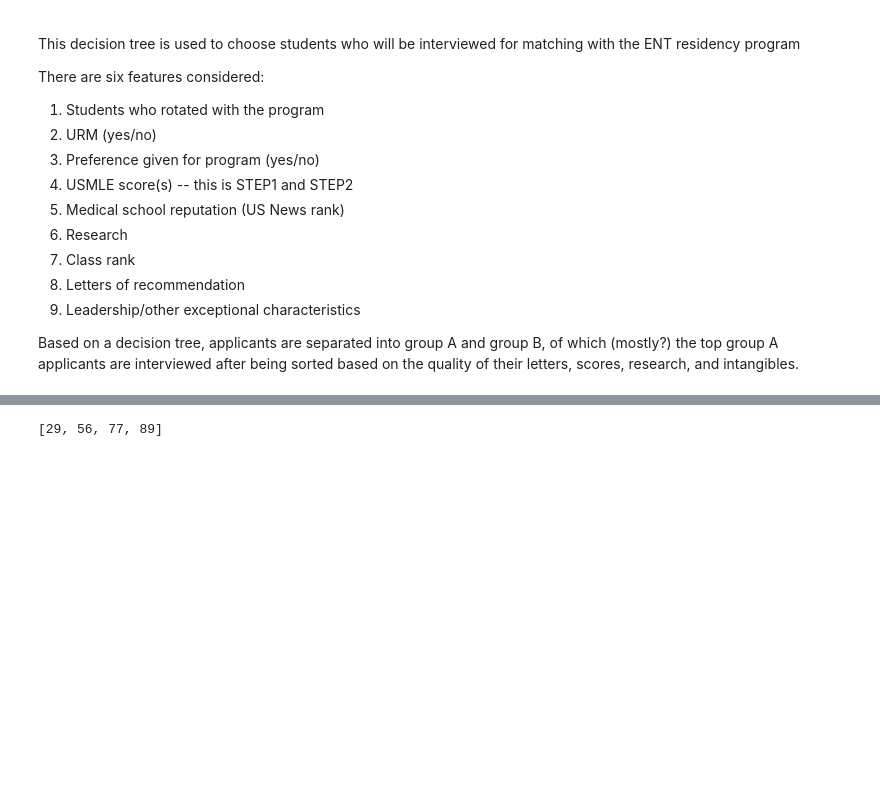
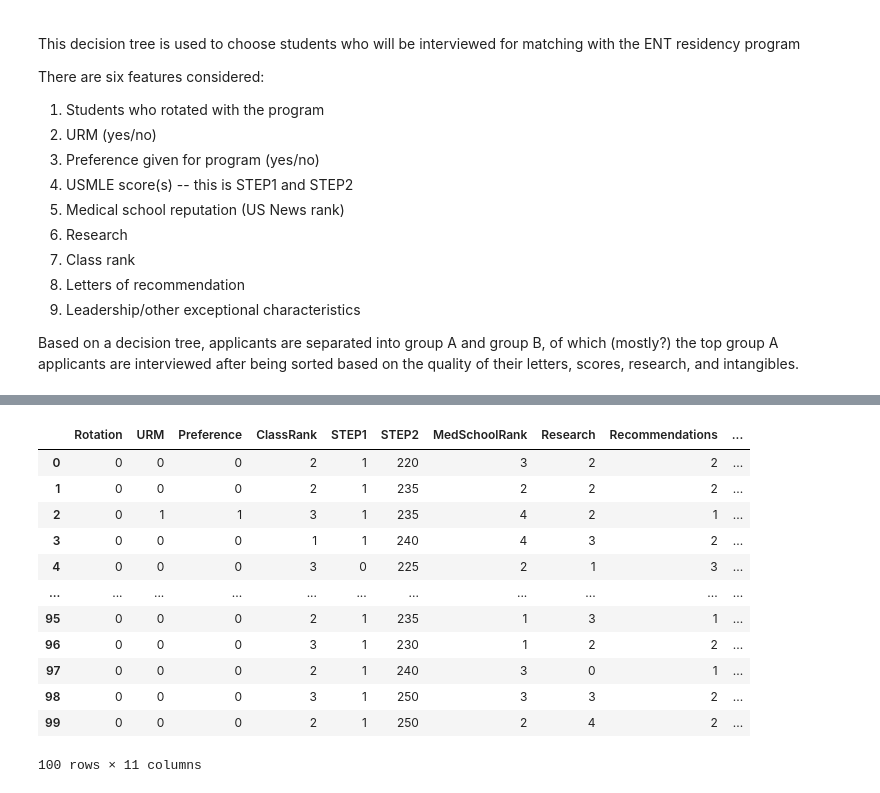
Before and after one commit to evanjfaulkner/Residency-Program-Model, a Jupyter notebook: residency_decision_tree.ipynb, the cells around one changed output, grey strips where cells are left out. Cells and saved outputs as stored; diff of their text form; code cells hidden in the pictures; blank space fills up the shorter version.

```diff
--- a/residency_decision_tree.ipynb
+++ b/residency_decision_tree.ipynb
@@ -91,5 +75 @@ applications
-# %%
-applications.index[applications.Rotation==1].tolist()
-# %% [output]
-[29, 56, 77, 89]
 # %%
@@ -101,0 +149,19 @@ def residency_decision_tree(applications, t_score, t_school_rank, t_class_rank,
+# %%
+group_a,group_b = residency_decision_tree(applications)
+applications['GroupA'] = 0
+applications['GroupA'].iloc[group_a] = 1
+applications
+# %% [output]
+|  | Rotation | URM | Preference | ClassRank | STEP1 | STEP2 | MedSchoolRank | Research | Recommendations | ... |
+| 0 | 0 | 0 | 0 | 2 | 1 | 220 | 3 | 2 | 2 | ... |
+| 1 | 0 | 0 | 0 | 2 | 1 | 235 | 2 | 2 | 2 | ... |
+| 2 | 0 | 1 | 1 | 3 | 1 | 235 | 4 | 2 | 1 | ... |
+| 3 | 0 | 0 | 0 | 1 | 1 | 240 | 4 | 3 | 2 | ... |
+| 4 | 0 | 0 | 0 | 3 | 0 | 225 | 2 | 1 | 3 | ... |
+| ... | ... | ... | ... | ... | ... | ... | ... | ... | ... | ... |
+| 95 | 0 | 0 | 0 | 2 | 1 | 235 | 1 | 3 | 1 | ... |
+| 96 | 0 | 0 | 0 | 3 | 1 | 230 | 1 | 2 | 2 | ... |
+| 97 | 0 | 0 | 0 | 2 | 1 | 240 | 3 | 0 | 1 | ... |
+| 98 | 0 | 0 | 0 | 3 | 1 | 250 | 3 | 3 | 2 | ... |
+| 99 | 0 | 0 | 0 | 2 | 1 | 250 | 2 | 4 | 2 | ... |
+100 rows × 11 columns
```
Also changed, not shown: parts of 4 cells of this notebook.
